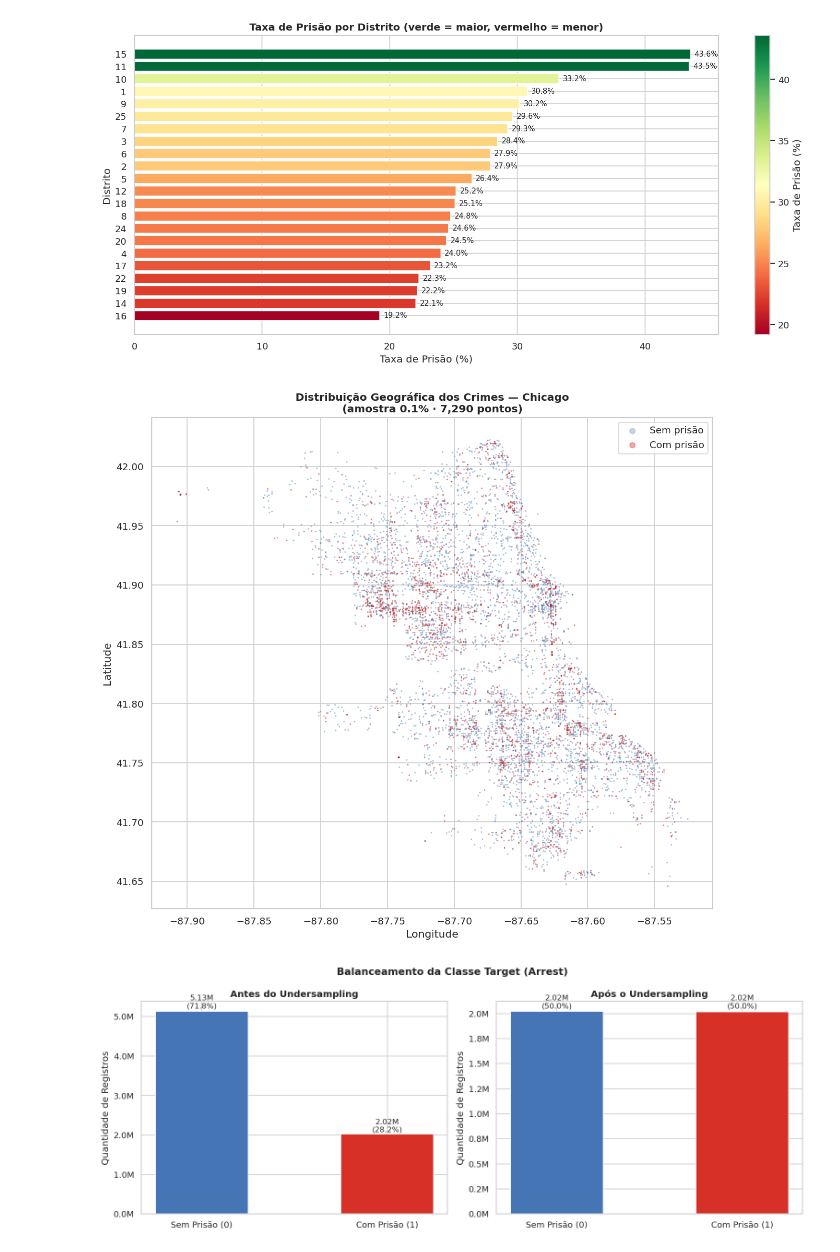
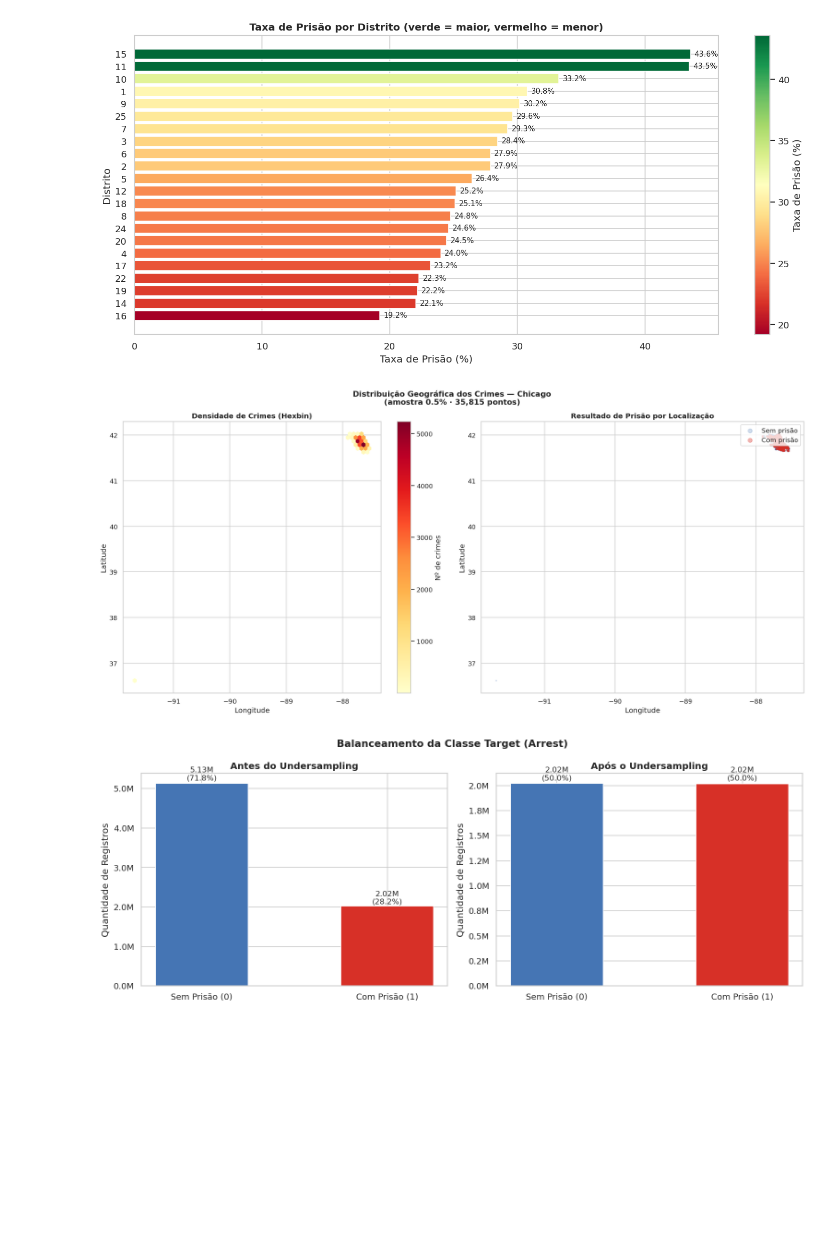
Before and after one commit to Lookhuz/big-data, a Jupyter notebook: notebooks/projeto_big_data.ipynb, the cells around one changed output. Saved outputs shown, nothing was run; the diff lists cells and outputs as text; code cells hidden in the pictures; blank space fills up the shorter version.

```diff
--- a/notebooks/projeto_big_data.ipynb
+++ b/notebooks/projeto_big_data.ipynb
@@ -681,7 +681,8 @@ plt.show()
 df_geo_pd = spark.sql("""
     SELECT Latitude, Longitude, Arrest_label
     FROM crimes
-    WHERE Latitude IS NOT NULL AND Longitude IS NOT NULL
+    WHERE Latitude  BETWEEN 41.6 AND 42.1
+      AND Longitude BETWEEN -87.95 AND -87.5
 """).sample(fraction=0.005, seed=42).toPandas()
 
 arrested     = df_geo_pd[df_geo_pd["Arrest_label"] == 1]
@@ -691,34 +692,34 @@ n_pts = len(df_geo_pd)
 fig, axes = plt.subplots(1, 2, figsize=(17, 8))
 
 # Painel esquerdo: densidade hexbin
 hb = axes[0].hexbin(
     df_geo_pd["Longitude"], df_geo_pd["Latitude"],
     gridsize=60, cmap="YlOrRd", mincnt=1, linewidths=0.15
 )
 plt.colorbar(hb, ax=axes[0], label="Nº de crimes")
 axes[0].set_xlabel("Longitude")
 axes[0].set_ylabel("Latitude")
 axes[0].set_title("Densidade de Crimes (Hexbin)", fontsize=12, fontweight="bold")
 
 # Painel direito: scatter por resultado de prisão
 axes[1].scatter(not_arrested["Longitude"], not_arrested["Latitude"],
                 s=2, alpha=0.25, color="#4575b4", label="Sem prisão")
 axes[1].scatter(arrested["Longitude"], arrested["Latitude"],
                 s=2, alpha=0.35, color="#d73027", label="Com prisão")
 axes[1].set_xlabel("Longitude")
 axes[1].set_ylabel("Latitude")
 axes[1].set_title("Resultado de Prisão por Localização", fontsize=12, fontweight="bold")
 axes[1].legend(markerscale=5, loc="upper right")
 
 plt.suptitle(
     f"Distribuição Geográfica dos Crimes — Chicago\n(amostra 0.5% · {n_pts:,} pontos)",
     fontsize=13, fontweight="bold"
 )
 plt.tight_layout()
 plt.savefig(SAVE_DIR + "chart_04_geographic.png", bbox_inches="tight", dpi=150)
 plt.show()
 # %% [output]
-[figure, old version]
+[figure, new version]
 # %%
 # --- 4.5 Desbalanceamento de Classes — Antes e Depois do Undersampling ---
 # Usa os valores calculados na seção 2.5 / 2.6
```
Also changed, not shown: parts of 1 cell of this notebook, 11 other files.
